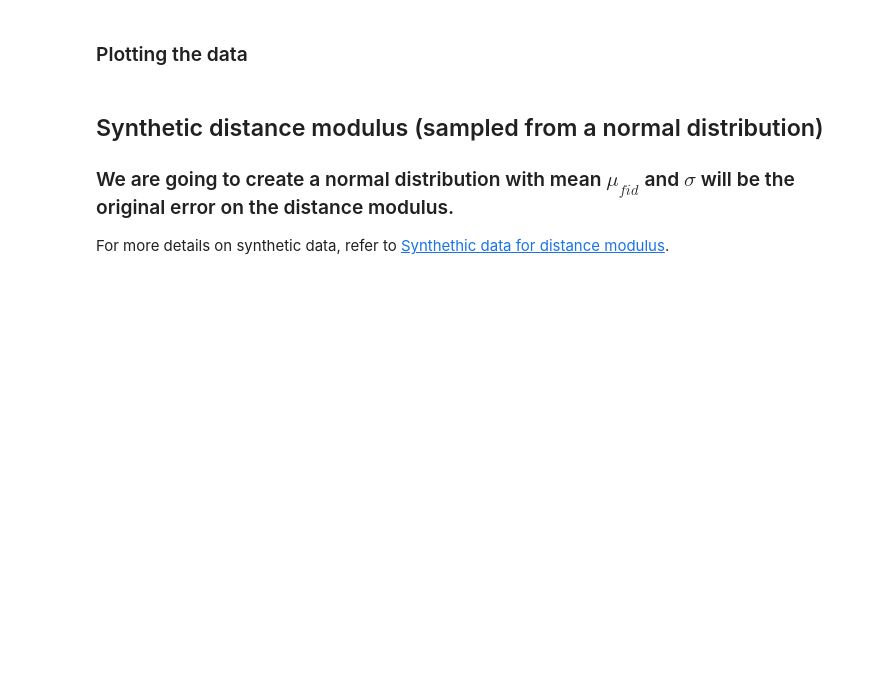
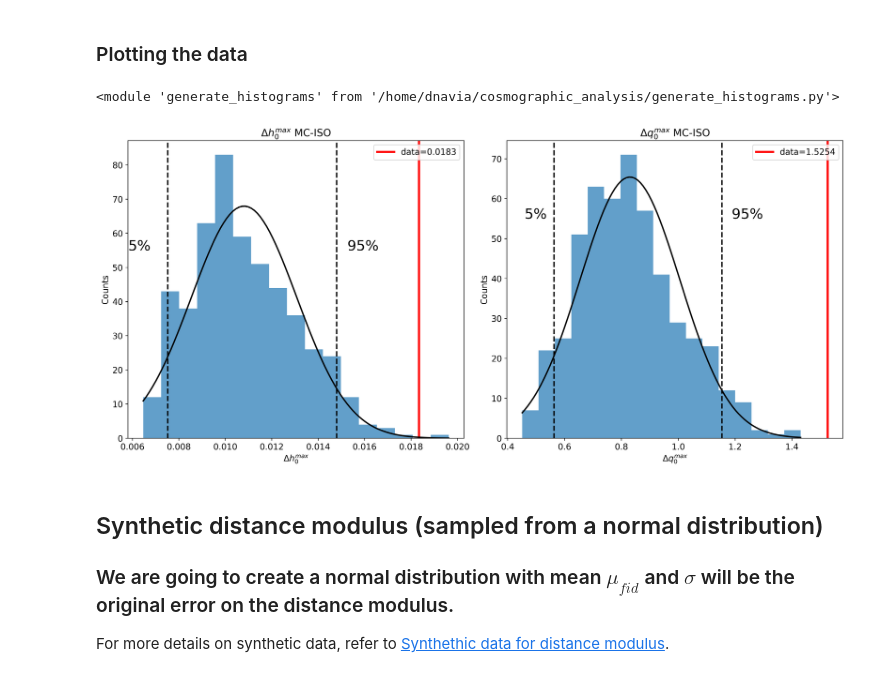
Before and after one commit to leoriohub/cosmographic_analysis, a Jupyter notebook: main.ipynb, the cells around one changed output. Cells and saved outputs as stored; diff of their text form; code cells hidden in the pictures; blank space fills up the shorter version.

```diff
--- a/main.ipynb
+++ b/main.ipynb
@@ -23,9 +23,9 @@ rcParams["font.size"] = 12
 #### **repetitions** is the number of times hem_comp will be run (for testinf purposesm try for 5 repetitions)
 # %%
 pts = hp.nside2npix(16)  # Resolution for Nside = 16
-h0f = 0.678  # fiducial value of h0 for planck
+#h0f = 0.678  # fiducial value of h0 for planck
 q0f = -0.574
-#h0f = 0.7304  # fiducial value of h0 for pantheon+
+h0f = 0.7304  # fiducial value of h0 for pantheon+
 zup = 0.1  # upper limit of the redshift range
 # zdown = 0.0
 zdown = 0.01  # lower limit of the redshift range0
@@ -294,7 +291,7 @@ South: 0.912471421285504
 Below we have generated a random position vector for each supernova according to an uniform distribution. For more details refer to [Synthetic data on a sphere](<(1)synthetic_data.ipynb>).
 # %%
 # now we want to create this len(ra) vectors for each repetition of the simulation and store them in a list
-repetitions = 3
+repetitions = 500
 # We store the new supernova positions (x,y,z) in v1_iso
 v1_iso = np.zeros((repetitions, len(ra), 3))
 
@@ -370,16 +383,22 @@ x_gauss_h0_iso, y_gauss_h0_iso = fit_gaussian(delta_h0_iso_max)
 x_gauss_q0_iso, y_gauss_q0_iso = fit_gaussian(delta_q0_iso_max)
 # %% [markdown]
 ### Plotting the data
+# %%
+import generate_histograms
+import importlib
+importlib.reload(generate_histograms)
+# %% [output]
+<module 'generate_histograms' from '/home/dnavia/cosmographic_analysis/generate_histograms.py'>
 # %%
-data_h0_iso_hist = [delta_h0_iso_max,
-                    delta_h0_data_max, x_gauss_h0_iso, y_gauss_h0_iso]
-data_q0_iso_hist = [delta_q0_iso_max,
-                    delta_q0_data_max, x_gauss_q0_iso, y_gauss_q0_iso]
+import generate_histograms
+data_h0_iso_hist = [delta_h0_iso_max, delta_h0_data_max, x_gauss_h0_iso, y_gauss_h0_iso]
+data_q0_iso_hist = [delta_q0_iso_max, delta_q0_data_max, x_gauss_q0_iso, y_gauss_q0_iso]
 
-file_name_iso = f'{prefix_name}[ISO](hf={h0f}_qf={q0f})({
-    repetitions})_rep_({zup}>z>{zdown}).png'
+file_name_iso = f'[RESID][ISO](hf={h0f}_qf={q0f})({repetitions})_rep_({zup}>z>{zdown}).png'
 
-plot_histograms(data_h0_iso_hist, data_q0_iso_hist, titlemarker='ISO')
+generate_histograms.plot_histograms(data_h0_iso_hist, data_q0_iso_hist, filename=file_name_iso, titlemarker='ISO')
+# %% [output]
+[figure, added]
 # %% [markdown]
 ## Synthetic distance modulus (sampled from a normal distribution)
 
```
Also changed, not shown: parts of 11 cells of this notebook, 3 other files.
